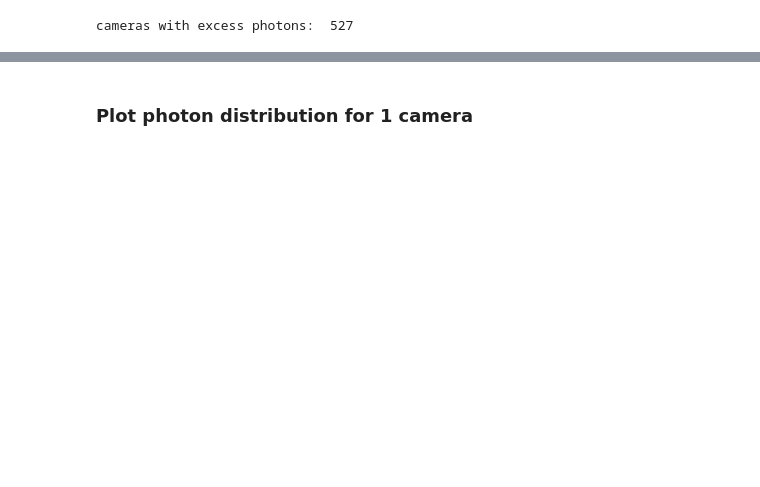
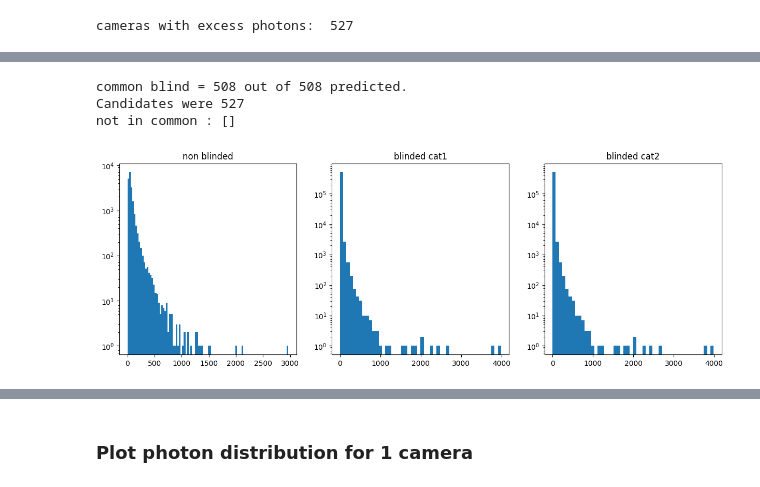
Before and after one commit to chiappo98/blinded_cameras, a Jupyter notebook: blinded clustering.ipynb, the cells around one changed output, grey strips where cells are left out. Drawn from its saved outputs; the diff is of its cells as text; code cells hidden in the pictures; blank space fills up the shorter version.

```diff
--- a/blinded clustering.ipynb
+++ b/blinded clustering.ipynb
@@ -65,0 +159,35 @@ cameras with excess photons:  527
+# %%
+lb3 = model3.predict(data[blind_candidate])
+bl3 = np.where(lb3 == 1)
+#bl3 = np.where((lb3 == 1) | (lb3 == 2) | (lb3 == 3) | (lb3 == 4))
+blind_in_common3 = np.intersect1d(blind_candidate, blind_candidate[bl3[0]])
+#blind_in_common3 = np.intersect1d(blind_candidate, bl3[0])
+print('common blind =', blind_in_common3.size,'out of',bl3[0].size, 'predicted.\nCandidates were',blind_candidate.size)
+blind_not_in_common3 = np.setdiff1d(blind_candidate[bl3[0]], blind_in_common3, assume_unique=True)
+#blind_not_in_common3 = np.setdiff1d(bl3[0], blind_in_common3, assume_unique=True) #returns the value in arr1 which are not in arr2
+print('not in common :',blind_not_in_common3)
+
+# plot photon hit distribution of cluster 0,1,2 separately
+fig, ax = plt.subplots(1,3)
+
+#ax[0].hist(data[np.where(lb3 == 0)[0]].reshape(-1,1),100)
+ax[0].hist(data[blind_candidate[np.where(lb3 == 0)[0]]].reshape(-1,1),100)
+ax [0].set_yscale('log')
+ax[0].set_title('non blinded')
+
+#ax[1].hist(data[np.where(lb3 == 1)[0]].reshape(-1,1),50)
+ax[1].hist(data[blind_candidate[np.where(lb3 == 1)[0]]].reshape(-1,1),50)
+ax [1].set_yscale('log')
+ax[1].set_title('blinded cat1')
+
+#ax[2].hist(data[np.where(lb3 == 2)[0]].reshape(-1,1),50)
+ax[2].hist(data[blind_candidate[bl3[0]]].reshape(-1,1),50)
+ax [2].set_yscale('log')
+ax[2].set_title('blinded cat2')
+
+fig.set_figwidth(15)
+# %% [output]
+common blind = 508 out of 508 predicted.
+Candidates were 527
+not in common : []
+[figure, added]
```
Also changed, not shown: parts of 20 cells of this notebook.
